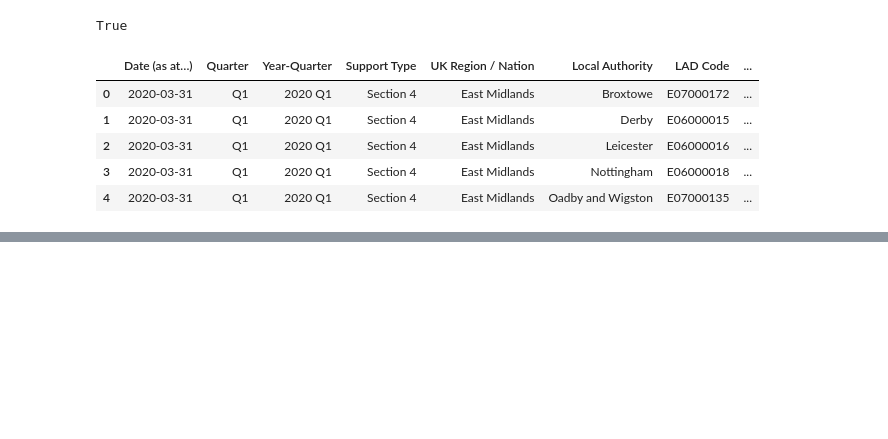
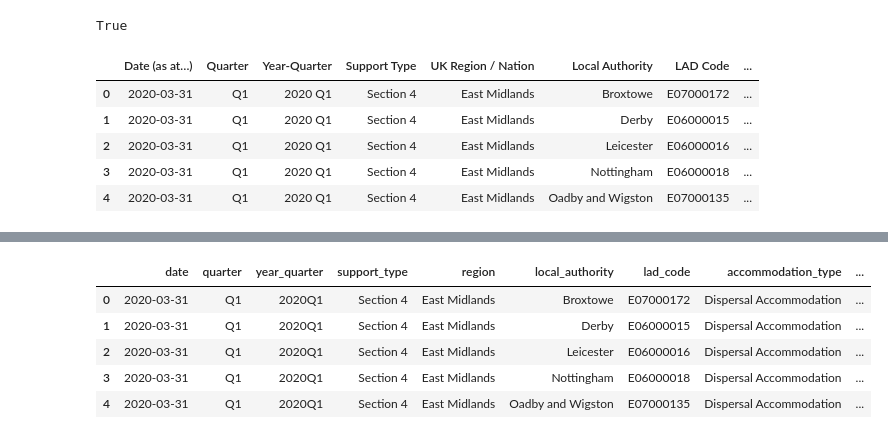
Before and after one commit to awenroberts/QM2-Project, a Jupyter notebook: asylum_seekers_receiving_support_data.ipynb, the cells around one changed output, grey strips where cells are left out. Cells and saved outputs as stored; diff of their text form; code cells hidden in the pictures; blank space fills up the shorter version.

```diff
--- a/asylum_seekers_receiving_support_data.ipynb
+++ b/asylum_seekers_receiving_support_data.ipynb
@@ -35,0 +51,30 @@ df.head()
+# %%
+#change the data types accordingly so we can work with the data usign pandas
+df['Quarter']=df['Quarter'].astype('category')
+df['Local Authority']=df['Local Authority'].astype('category')
+df['UK Region / Nation']=df['UK Region / Nation'].astype('category')
+df['LAD Code']=df['LAD Code'].astype('string')
+df['Accommodation Type']=df['Accommodation Type'].astype('category')
+df['People']=df['People'].astype('int64')
+# %%
+#rename the columns to make things easier later
+df = df.rename(columns={
+    "Date (as at…)": "date",
+    "Quarter": "quarter",
+    "Year-Quarter": "year_quarter",
+    "Support Type": "support_type",
+    "UK Region / Nation": "region",
+    "Local Authority": "local_authority",
+    "LAD Code": "lad_code",
+    "Accommodation Type": "accommodation_type",
+    "People": "people"
+})
+# %%
+#convert the date column
+df["date"] = pd.to_datetime(df["date"], errors="coerce")
+
+#check it worked
+df["date"].min(), df["date"].max()
+
+#create proper quarterly time variable
+df["year_quarter"] = df["date"].dt.to_period("Q")
@@ -35,0 +134,9 @@ df.head()
+# %%
+df.head()
+# %% [output]
+|  | date | quarter | year_quarter | support_type | region | local_authority | lad_code | accommodation_type | ... |
+| 0 | 2020-03-31 | Q1 | 2020Q1 | Section 4 | East Midlands | Broxtowe | E07000172 | Dispersal Accommodation | ... |
+| 1 | 2020-03-31 | Q1 | 2020Q1 | Section 4 | East Midlands | Derby | E06000015 | Dispersal Accommodation | ... |
+| 2 | 2020-03-31 | Q1 | 2020Q1 | Section 4 | East Midlands | Leicester | E06000016 | Dispersal Accommodation | ... |
+| 3 | 2020-03-31 | Q1 | 2020Q1 | Section 4 | East Midlands | Nottingham | E06000018 | Dispersal Accommodation | ... |
+| 4 | 2020-03-31 | Q1 | 2020Q1 | Section 4 | East Midlands | Oadby and Wigston | E07000135 | Dispersal Accommodation | ... |
```
Also changed, not shown: parts of 9 cells of this notebook.
